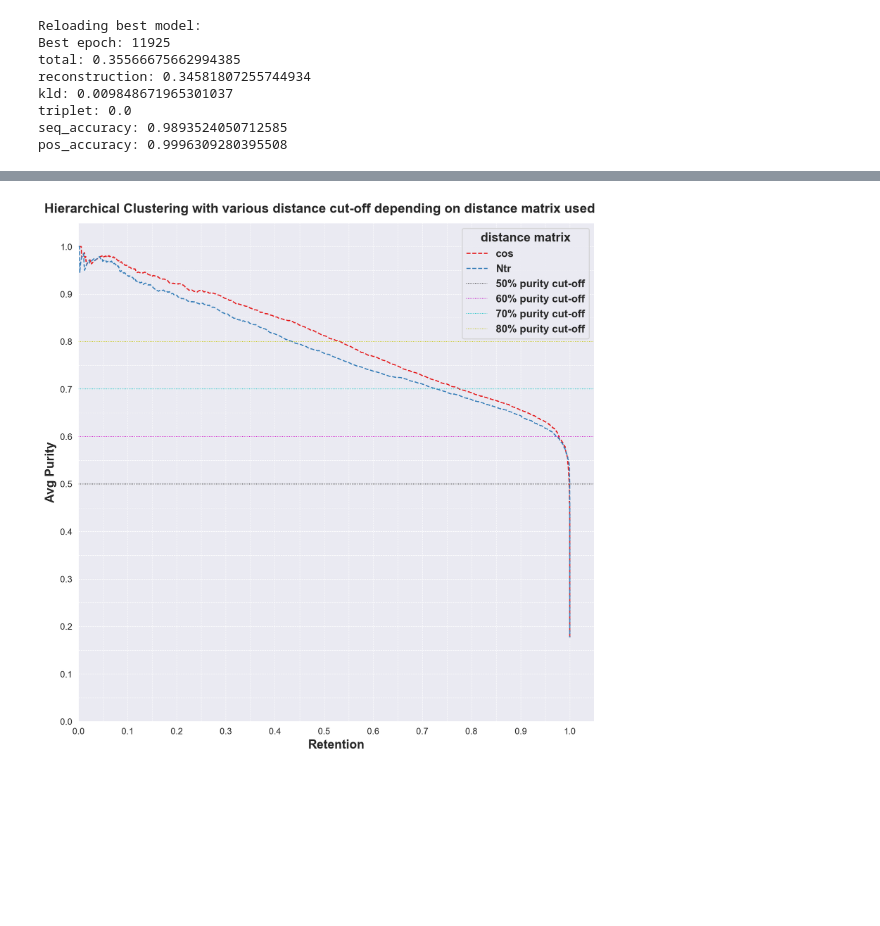
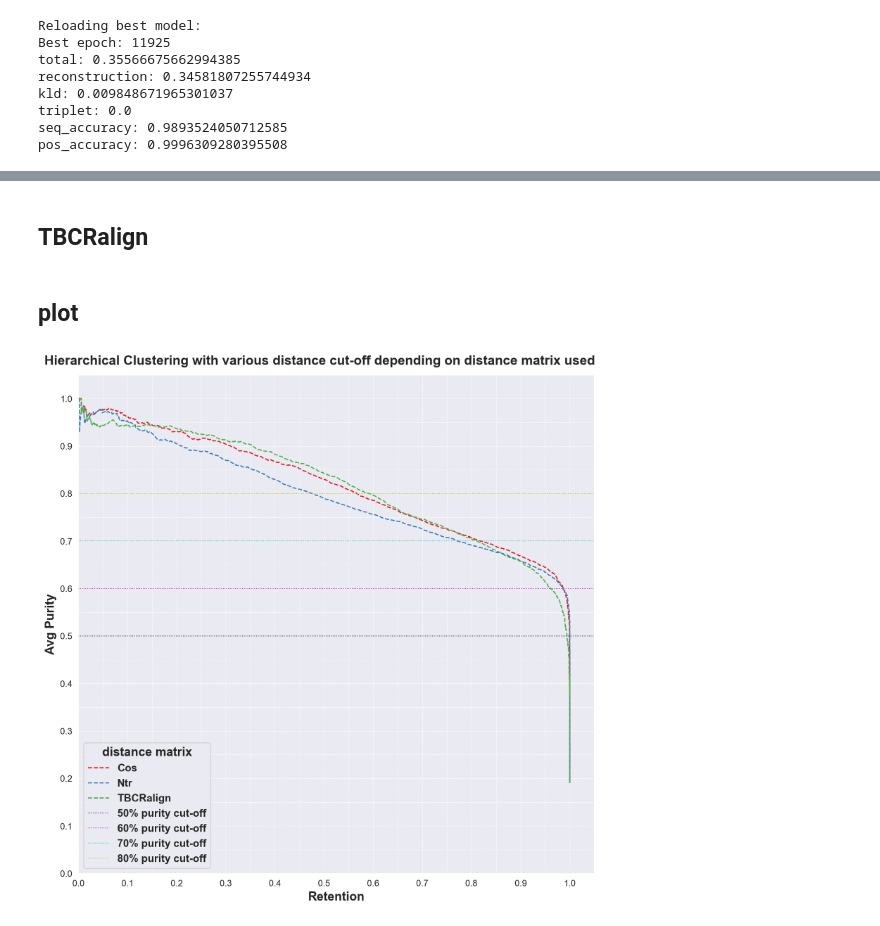
Before and after one commit to richieYT-wan/tclustr, a Jupyter notebook: notebooks/240415_ClusteringPipeline.ipynb, the cells around one changed output, grey strips where cells are left out. Cells and saved outputs as stored; diff of their text form; code cells hidden in the pictures; blank space fills up the shorter version.

```diff
--- a/notebooks/240415_ClusteringPipeline.ipynb
+++ b/notebooks/240415_ClusteringPipeline.ipynb
@@ -69,0 +83,4 @@ old_df['fulltcr'] = old_df['A1']+old_df['A2']+old_df['A3']+old_df['B1']+old_df['
+# %%
+tbcr_dm26 = pd.read_csv('../data/baselines/OUTPUT_distmatrix_26peps.csv', index_col=0)
+# tbcr_dm140 = pd.read_csv('../data/baselines/OUTPUT_distmatrix_140peps.csv', index_col=0)
+tbcr_dm26.head()
@@ -69,0 +96,3 @@ old_df['fulltcr'] = old_df['A1']+old_df['A2']+old_df['A3']+old_df['B1']+old_df['
+# %%
+tcrindex_26 = pd.read_csv('../data/baselines/OUTPUT_index_tcrs_26pep.txt')
+tcrindex_26.head()
@@ -212,7 +133,7 @@ def get_latent_df(model, df, dataset_params:dict=None):
 
     return latent_df
 
-def get_distances_labels(latent_df, label_col='peptide', seq_cols= ('A1','A2','A3','B1','B2','B3')):
+def get_distances_labels_from_latent(latent_df, label_col='peptide', seq_cols= ('A1','A2','A3','B1','B2','B3')):
     # Columns for making distmatrix
     rest_cols = list(x for x in latent_df.columns if x in ['peptide', 'original_peptide','origin', 'binder'])
     # Getting distmatrix and arrays
@@ -224,6 +145,31 @@ def get_distances_labels(latent_df, label_col='peptide', seq_cols= ('A1','A2','A
     labels = latent_df[label_col].values
     encoded_labels = label_encoder.fit_transform(labels)
     return dist_matrix, dist_array, features, labels, encoded_labels, label_encoder
+
+def get_merged_distances_labels(dist_matrix, original_df, index_tcr_df, label_col='peptide', query_subset=None):
+    # Assumes a square matrix with no other columns, and that the original_df and index_tcr_df match
+    merged = pd.merge(index_tcr_df, original_df[[x for x in original_df.columns if x in['seq_id','peptide','partition','binder','origin','fulltcr']]],
+         left_on=['q_index', 'tcr'], right_on=['seq_id','fulltcr'])
+
+    assert((merged['seq_id']==merged['q_index']).all() and (merged['tcr']==merged['fulltcr']).all()),'fuck'
+    merged = merged.set_index('q_index')[[x for x in merged.columns if x in ['peptide','partition','binder','origin']]]
+    merged_dist_matrix = pd.merge(dist_matrix, merged, left_index=True,right_index=True)
+    extra_cols = merged_dist_matrix.columns.difference(dist_matrix.columns)
+
+    if query_subset is not None:
+        query = merged_dist_matrix.query(query_subset)
+        merged_dist_matrix = query[list(str(x) for x in query.index)+list(extra_cols)]
+
+    return merged_dist_matrix, extra_cols
+
+def get_distances_labels_from_distmatrix(dist_matrix, original_df, index_tcr_df, label_col='peptide', query_subset=None):
+    merged_dist_matrix, extra_cols = get_merged_distances_labels(dist_matrix, original_df, index_tcr_df, label_col, query_subset)
+    dist_array = merged_dist_matrix.iloc[:,:-len(extra_cols)].values
+    features = torch.randn([dist_array.shape[0], 3])
+    label_encoder = LabelEncoder()
+    labels = merged_dist_matrix[label_col].values
+    encoded_labels = label_encoder.fit_transform(labels)
+    return merged_dist_matrix, dist_array, features, labels, encoded_labels, label_encoder
 
 def cluster_all_thresholds(dist_array, features, labels, encoded_labels, label_encoder,
                            decimals=5, n_points=1500):
@@ -289,5 +364,14 @@ ntr_results['input_type'] = 'Ntr'
+# %% [markdown]
+## TBCRalign
+# %%
+dist_matrix, dist_array, features, labels, encoded_labels, label_encoder = get_distances_labels_from_distmatrix(tbcr_dm26, old_df, tcrindex_26,
+                                                                                                                label_col='peptide', query_subset='peptide in @top15peps')
+tbr_results = cluster_all_thresholds(dist_array, features, labels, encoded_labels, label_encoder)
+tbr_results['input_type'] = 'TBCRalign'
+# %% [markdown]
+## plot
 # %%
-cat_results = pd.concat([cos_results.assign(input_type='cos').dropna(subset=['mean_purity']), ntr_results])
+cat_results = pd.concat([cos_results, ntr_results, tbr_results])
 n_colors = len(cat_results.input_type.unique())
 # plotting options
 sns.set_palette('Set1', n_colors)
@@ -295,31 +379,31 @@ f,a = plt.subplots(1, 1, figsize=(9,9))
 a.set_xlim([0,1])
 a.set_ylim([0,1])
 a.set_xlabel('Retention', fontweight='semibold', fontsize=14)
 a.set_ylabel('Avg Purity', fontweight='semibold', fontsize=14)
 # Setting major ticks
 major_ticks = np.arange(0, 1.1, 0.1)
 a.set_xticks(major_ticks)
 a.set_yticks(major_ticks)
 # Setting minor ticks
 minor_ticks = np.arange(0, 1.1, 0.05)
 a.set_xticks(minor_ticks, minor=True)
 a.set_yticks(minor_ticks, minor=True)
 plt.grid(which='both', linestyle='--', linewidth=0.5)
 
 for input_type in cat_results.input_type.unique():
     query = cat_results.query('input_type==@input_type')
     retentions = query['retention'].values
     purities = query['mean_purity'].values
     a.plot(retentions, purities, label=input_type, ls='--', lw=1.25)
 
 a.axhline(0.5, label='50% purity cut-off', ls=':', lw=.75, c='k')
 a.axhline(0.6, label='60% purity cut-off', ls=':', lw=.75, c='m')
 a.axhline(0.7, label='70% purity cut-off', ls=':', lw=.75, c='c')
 a.axhline(0.8, label='80% purity cut-off', ls=':', lw=.75, c='y')
 
 a.legend(title='distance matrix', title_fontproperties={'size':14, 'weight':'semibold'}, prop={'weight':'semibold','size':12})
 f.suptitle('Hierarchical Clustering with various distance cut-off depending on distance matrix used', fontweight='semibold', fontsize=15)
 f.tight_layout()
 # f.savefig('../output/240411_ClusteringTests/rp_curve.png', dpi=200)
 # %% [output]
-[figure, old version]
+[figure, new version]
```
Also changed, not shown: parts of 21 cells of this notebook, 4 other files.
